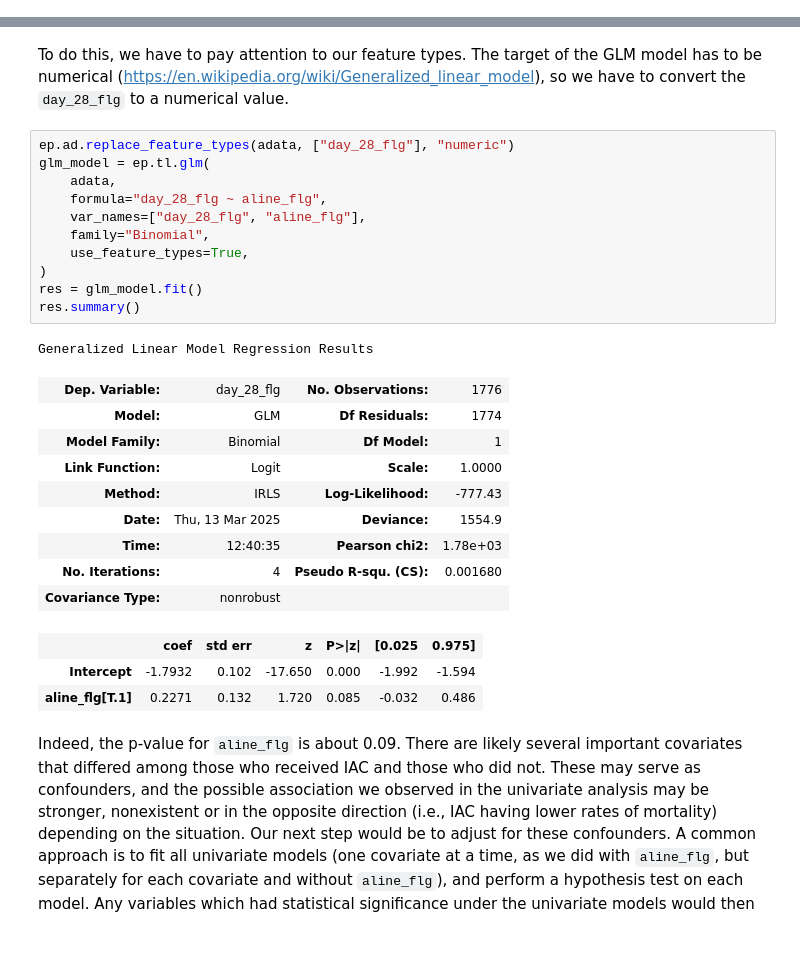
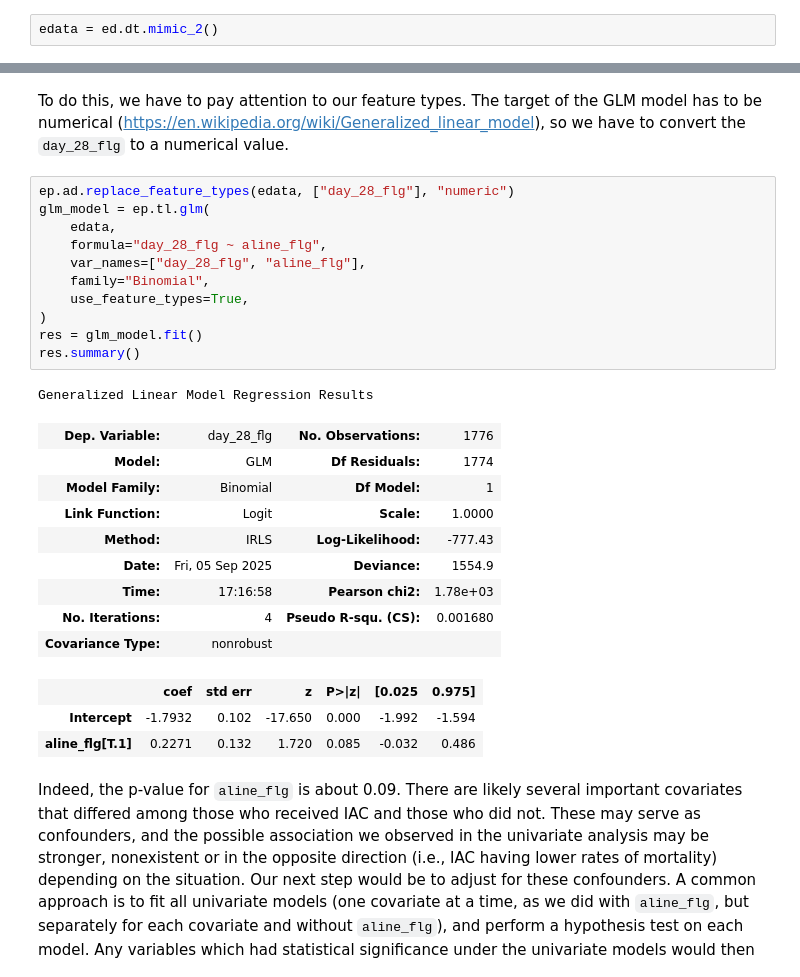
Before and after one commit to theislab/ehrapy-tutorials, a Jupyter notebook: mimic_2_effect_estimation.ipynb, the cells around one changed output, grey strips where cells are left out. Cells and saved outputs as stored; diff of their text form; blank space fills up the shorter version.

```diff
--- a/mimic_2_effect_estimation.ipynb
+++ b/mimic_2_effect_estimation.ipynb
@@ -23,0 +23,2 @@ adata = ep.dt.mimic_2(encoded=False)
+# %%
+edata = ed.dt.mimic_2()
@@ -125,25 +128,25 @@ In a univariate analysis we can assess if the lower rate of mortality is statist
 To do this, we have to pay attention to our feature types.
 The target of the GLM model has to be numerical (https://en.wikipedia.org/wiki/Generalized_linear_model), so we have to convert the `day_28_flg` to a numerical value.
 # %%
-ep.ad.replace_feature_types(adata, ["day_28_flg"], "numeric")
+ep.ad.replace_feature_types(edata, ["day_28_flg"], "numeric")
 glm_model = ep.tl.glm(
-    adata,
+    edata,
     formula="day_28_flg ~ aline_flg",
     var_names=["day_28_flg", "aline_flg"],
     family="Binomial",
     use_feature_types=True,
 )
 res = glm_model.fit()
 res.summary()
 # %% [output]
 Generalized Linear Model Regression Results
 | Dep. Variable: | day_28_flg | No. Observations: | 1776 |
 | Model: | GLM | Df Residuals: | 1774 |
 | Model Family: | Binomial | Df Model: | 1 |
 | Link Function: | Logit | Scale: | 1.0000 |
 | Method: | IRLS | Log-Likelihood: | -777.43 |
-| Date: | Thu, 13 Mar 2025 | Deviance: | 1554.9 |
-| Time: | 12:40:35 | Pearson chi2: | 1.78e+03 |
+| Date: | Fri, 05 Sep 2025 | Deviance: | 1554.9 |
+| Time: | 17:16:58 | Pearson chi2: | 1.78e+03 |
 | No. Iterations: | 4 | Pseudo R-squ. (CS): | 0.001680 |
 | Covariance Type: | nonrobust |  |  |
 |  | coef | std err | z | P>|z| | [0.025 | 0.975] |
```
Also changed, not shown: parts of 14 cells of this notebook, 9 other files.
